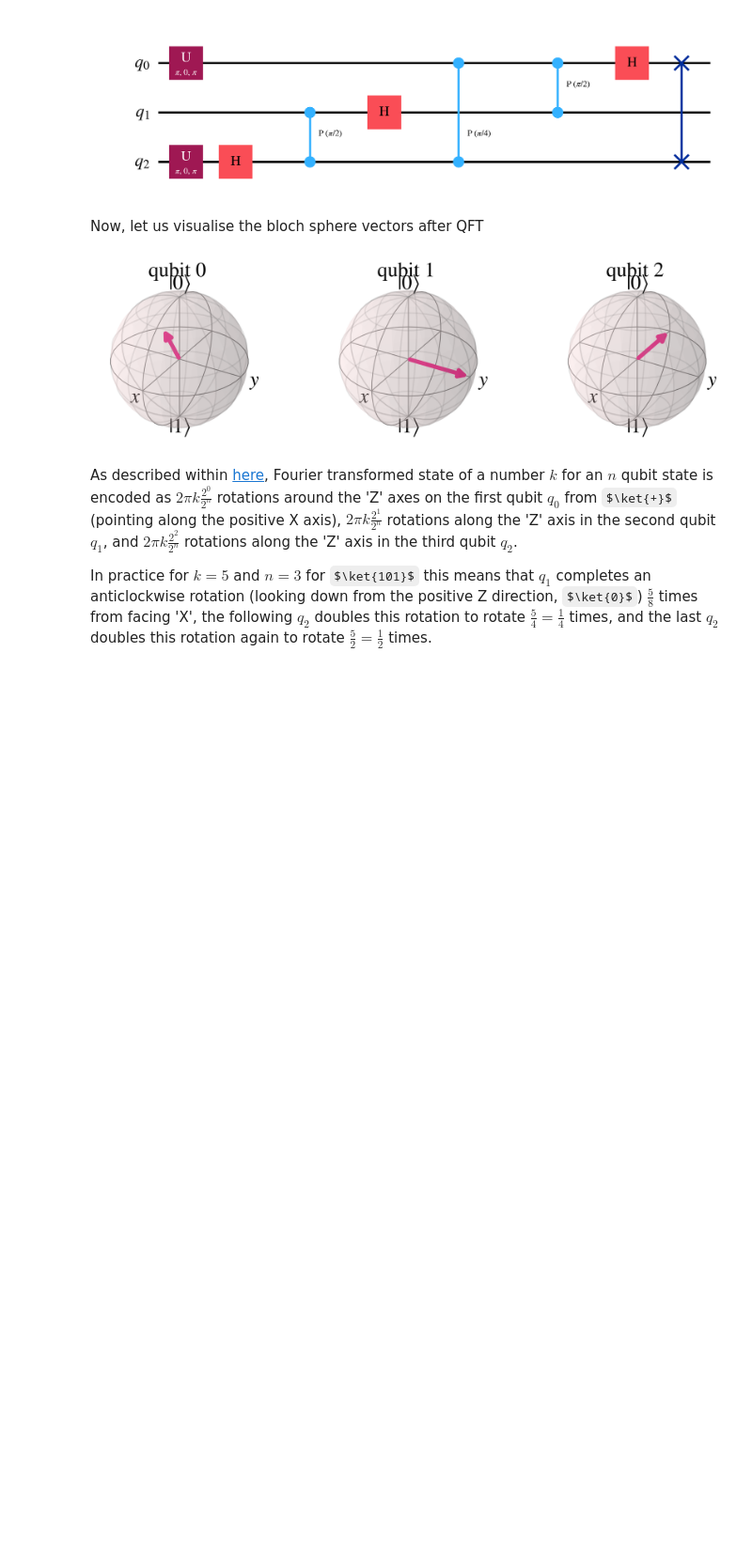
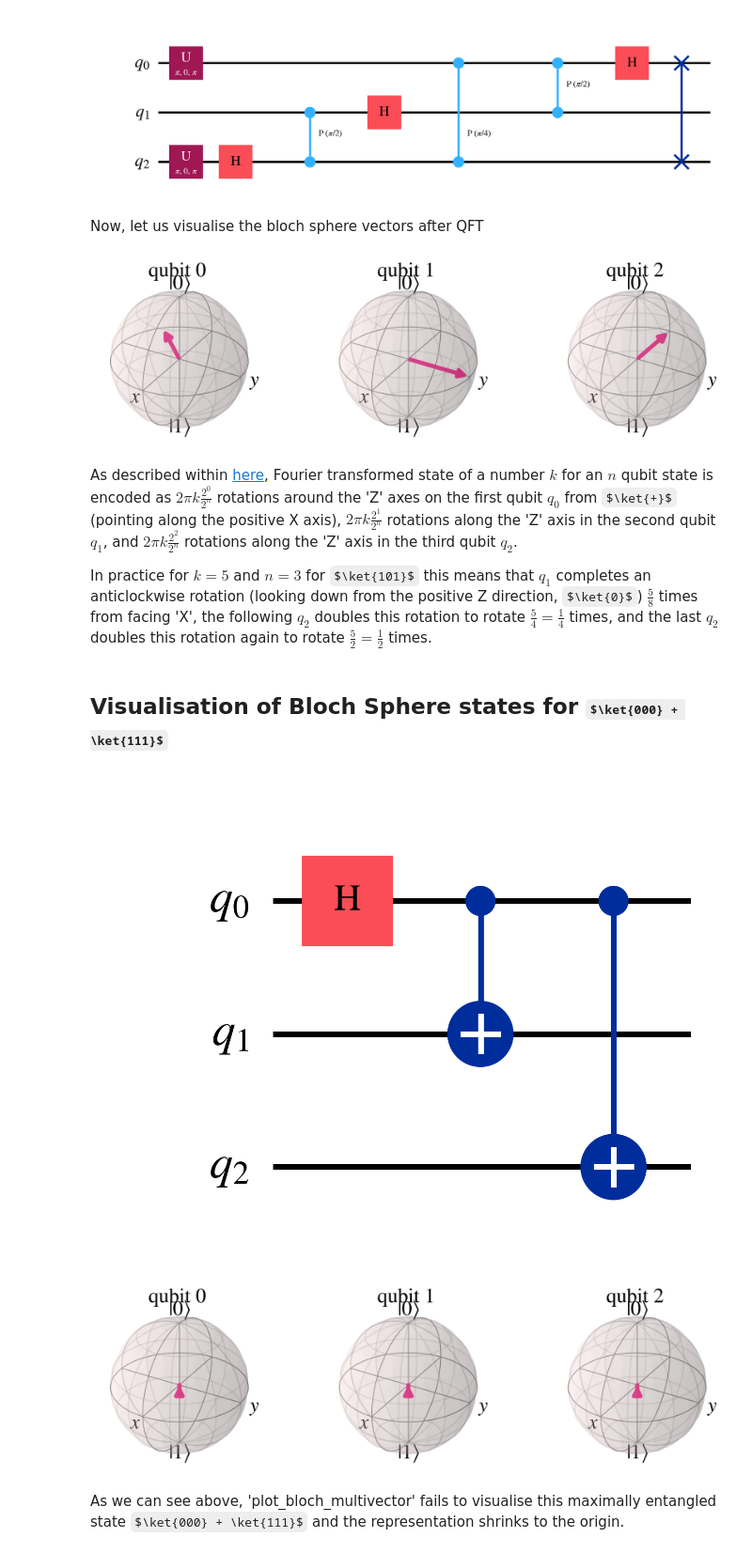
Before and after one commit to Pranav-Acharya1/intro-to-quantum-machine-learning, a Jupyter notebook: Ch2_Quantum_Algorithms/QFT_demonstration.ipynb, the cells around one changed output. Shown at 94% size. Drawn from its saved outputs; the diff is of its cells as text; code cells hidden in the pictures; some formulas as TeX source; blank space fills up the shorter version.

```diff
--- a/Ch2_Quantum_Algorithms/QFT_demonstration.ipynb
+++ b/Ch2_Quantum_Algorithms/QFT_demonstration.ipynb
@@ -367,3 +367,26 @@ fig.show()
 As described within <a href="https://github.com/Qiskit/textbook/blob/main/notebooks/ch-algorithms/quantum-fourier-transform.ipynb">here</a>, Fourier transformed state of a number $k$ for an $n$ qubit state is encoded as $ 2\pi k \frac{2^{0}}{2^{n}}$ rotations around the 'Z' axes on the first qubit $q_0$ from $\ket{+}$ (pointing along the positive X axis), $2\pi k \frac{2^{1}}{2^{n}}$ rotations along the 'Z' axis in the second qubit $q_1$, and $2\pi k \frac{2^{2}}{2^{n}}$ rotations along the 'Z' axis in the third qubit $q_2$.
 
 In practice for $k=5$ and $n=3$ for $\ket{101}$ this means that $q_1$ completes an anticlockwise rotation (looking down from the positive Z direction, $\ket{0}$) $\frac{5}{8}$ times from facing 'X', the following $q_2$ doubles this rotation to rotate  $\frac{5}{4}=\frac{1}{4}$ times, and the last $q_2$ doubles this rotation again to rotate  $\frac{5}{2}=\frac{1}{2}$ times.
+# %% [markdown]
+## Visualisation of Bloch Sphere states for $\ket{000} + \ket{111}$
+# %%
+# Create the circuit
+qc = QuantumCircuit(3)
+
+# Encode the state 5
+qc.h(0)
+qc.cx(0,1)
+qc.cx(0,2)
+fig=qc.draw("mpl")
+fig.show()
+
+qc_init = qc.copy()
+qc_init.save_statevector()
+statevector = backend_sim.run(qc_init).result().get_statevector()
+fig = plot_bloch_multivector(statevector)
+fig.show()
+# %% [output]
+[figure, added]
+[figure, added]
+# %% [markdown]
+As we can see above, 'plot_bloch_multivector' fails to visualise this maximally entangled state $\ket{000} + \ket{111}$ and the representation shrinks to the origin.
```
Also changed, not shown: 1 other file.
